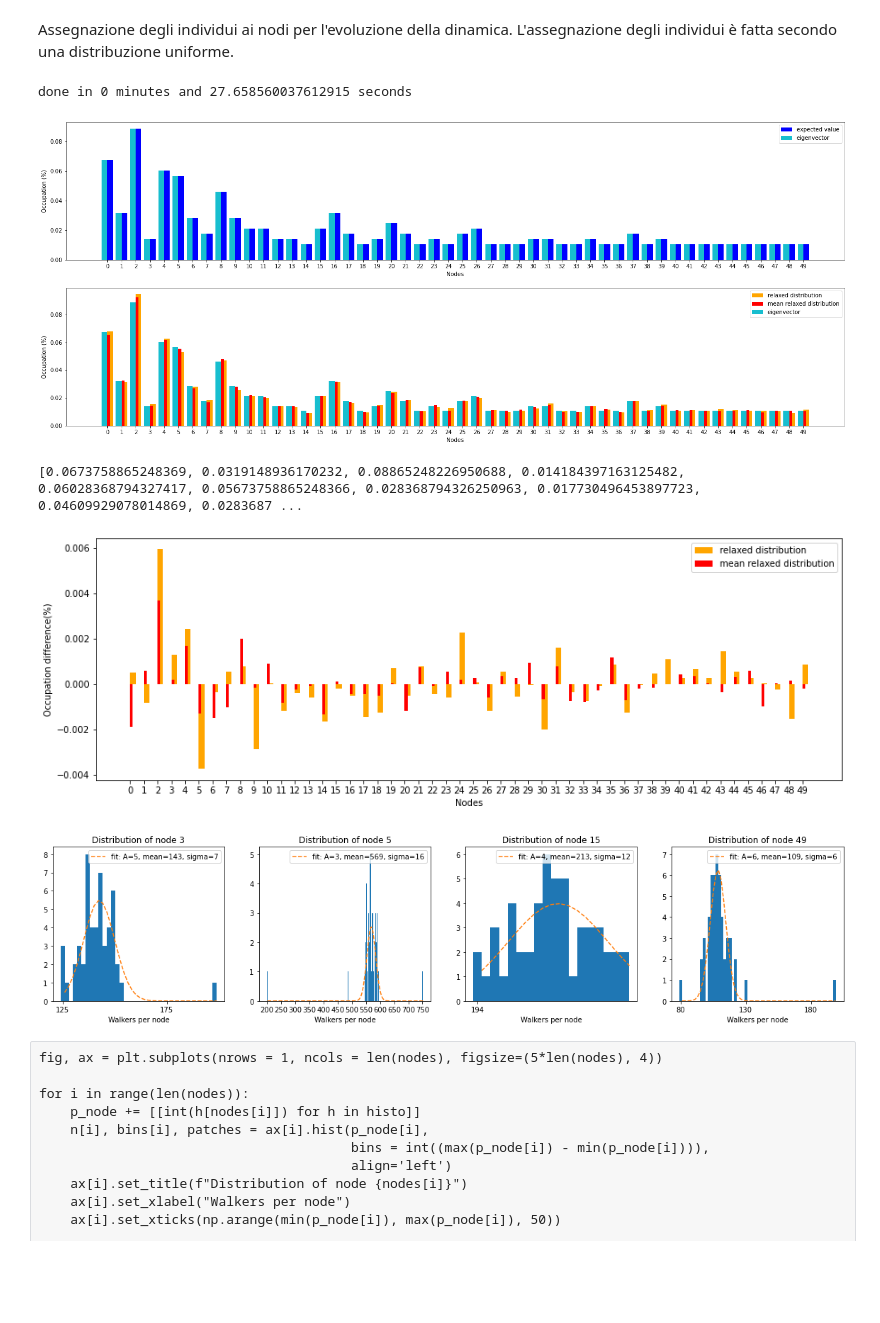
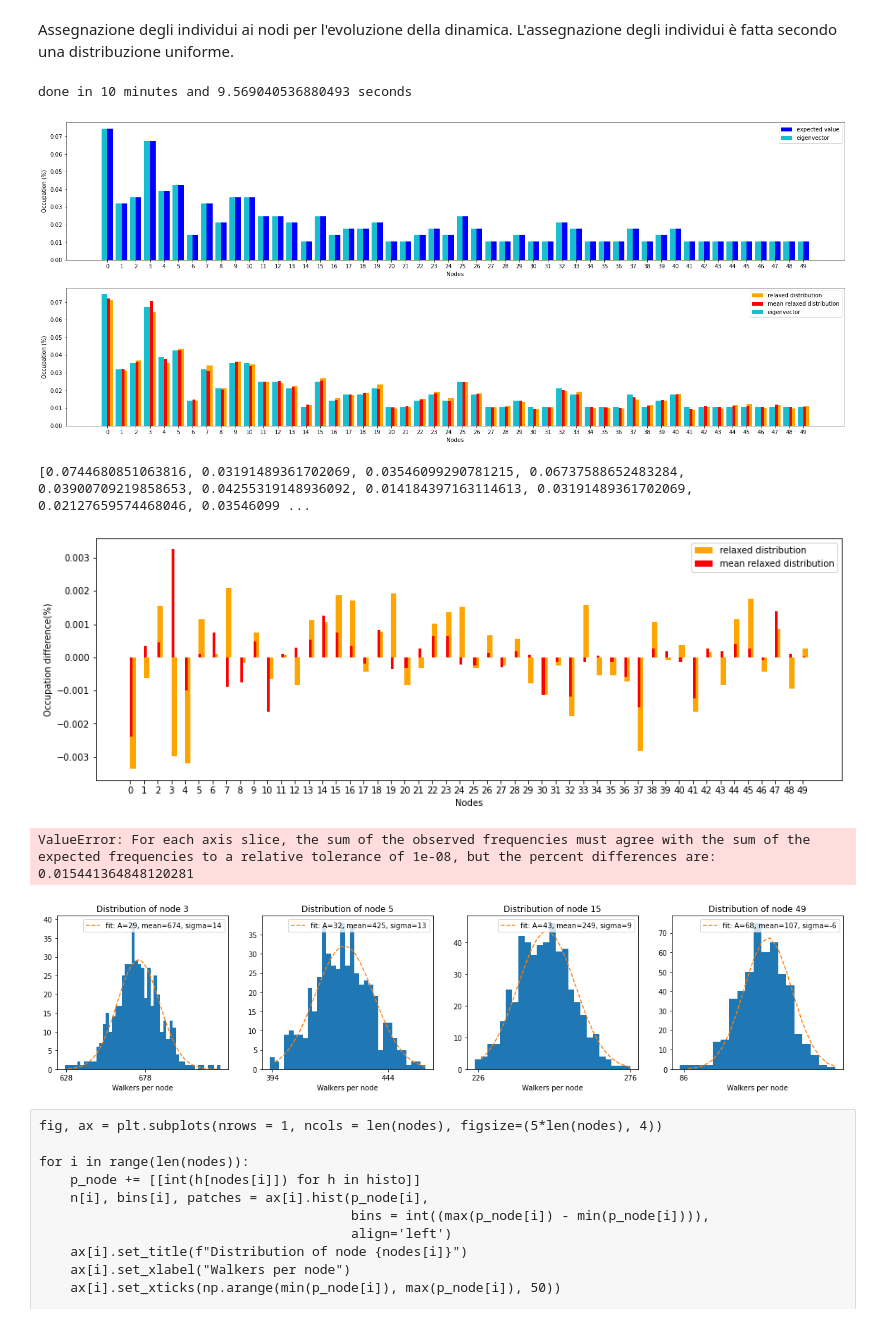
Before and after one commit to Ferri-00/Esame-Complessi, a Jupyter notebook: BarabasiAlbert.ipynb, the cells around one changed output. Cells and saved outputs as stored; diff of their text form; code cells hidden in the pictures; blank space fills up the shorter version.

```diff
--- a/BarabasiAlbert.ipynb
+++ b/BarabasiAlbert.ipynb
@@ -177,7 +169,7 @@ history = [[], [], []]
 for h in range(len(history)):
     history[h] = [[walker_per_node] * len(G.nodes)]
 # %%
-time_steps = int(5e1)
+time_steps = int(5e2)
 # %%
 t0 = time.time()
 
@@ -192,7 +184,7 @@ for h in range(len(history)):
 
 print(f"done in {int((time.time()-t0)/60)} minutes and {((time.time()-t0)%60)} seconds")
 # %% [output]
-done in 0 minutes and 27.658560037612915 seconds
+done in 10 minutes and 9.569040536880493 seconds
 # %%
 fig, ax = plt.subplots(nrows = 2, ncols = 1, figsize=(0.5*N, 10))
 
@@ -221,11 +213,11 @@ for i in [0,1]:
 
 plt.show()
 # %% [output]
-[figure, old version]
+[figure, new version]
 # %%
 print(pSNorm)
 # %% [output]
-[0.0673758865248369, 0.0319148936170232, 0.08865248226950688, 0.014184397163125482, 0.06028368794327417, 0.05673758865248366, 0.028368794326250963, 0.017730496453897723, 0.04609929078014869, 0.0283687 ...
+[0.0744680851063816, 0.03191489361702069, 0.03546099290781215, 0.06737588652483284, 0.03900709219858653, 0.04255319148936092, 0.014184397163114613, 0.03191489361702069, 0.02127659574468046, 0.03546099 ...
 # %%
 fig, ax = plt.subplots(nrows = 1, ncols = 1, figsize=(0.3*N, 5))
 
@@ -243,7 +235,7 @@ ax.set_xticks(np.arange(0, N, 1))
 
 plt.show()
 # %% [output]
-[figure, old version]
+[figure, new version]
 # %%
 def gaus_law(x, a, mu=0, sigma=1):
     return a*np.exp(-(x-mu)**2/(2*sigma**2))
@@ -266,35 +258,40 @@ histo = [[(h1+h2+h3)/3 for h1, h2, h3 in zip(history[0][i], history[1][i], histo
          for i in range(len(history[0]))]
 
 n = [0]*len(nodes)
 bins = [0]*len(nodes)
 
 for i in range(len(nodes)):
-    p_node += [[int(h[nodes[i]]) for h in histo]]
+    p_node += [[int(h[nodes[i]]) for h in histo[5:]]]
     n[i], bins[i], patches = ax[i].hist(p_node[i],
                                         bins = int((max(p_node[i]) - min(p_node[i]))/2),
                                         align='left')
     ax[i].set_title(f"Distribution of node {nodes[i]}")
     ax[i].set_xlabel("Walkers per node")
     ax[i].set_xticks(np.arange(min(p_node[i]), max(p_node[i]), 50))
 
 mean = [sum(p_node[i])/len(p_node[i]) for i in range(len(nodes))]
 
 poptGaus = [0]*len(nodes)
 pcovGaus = [0]*len(nodes)
 
 bins = [(bins[i][:-1] + bins[i][1:])/2 for i in range(len(nodes))]
 
 for i in range(len(nodes)):
     poptGaus[i], pcovGaus[i] = curve_fit(gaus_law, bins[i], n[i],
                                          p0 = [10, mean[i], 9])
 
     ax[i].plot(bins[i], gaus_law(bins[i], *poptGaus[i]), '--',
                label = f"fit: A={round(poptGaus[i][0])}, mean={round(poptGaus[i][1])}, sigma={round(poptGaus[i][2])}")
     ax[i].legend()
 
+for i in range(len(nodes)):
+        print(stats.chisquare(n[i], gaus_law(bins[i], *poptGaus[i])))
+
 plt.show()
 # %% [output]
+ValueError: For each axis slice, the sum of the observed frequencies must agree with the sum of the expected frequencies to a relative tolerance of 1e-08, but the percent differences are:
+0.015441364848120281
-[figure, old version]
+[figure, new version]
 # %% [raw]
 fig, ax = plt.subplots(nrows = 1, ncols = len(nodes), figsize=(5*len(nodes), 4))
 
```
Also changed, not shown: parts of 11 cells of this notebook, 1 other file.
